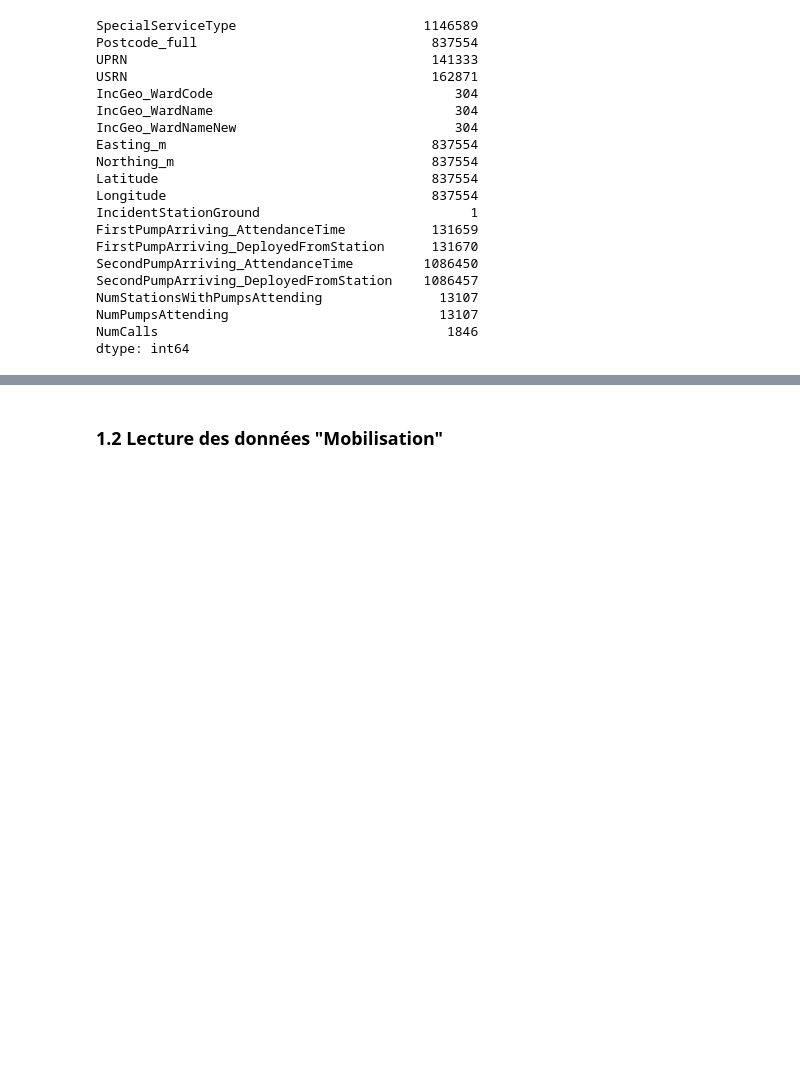
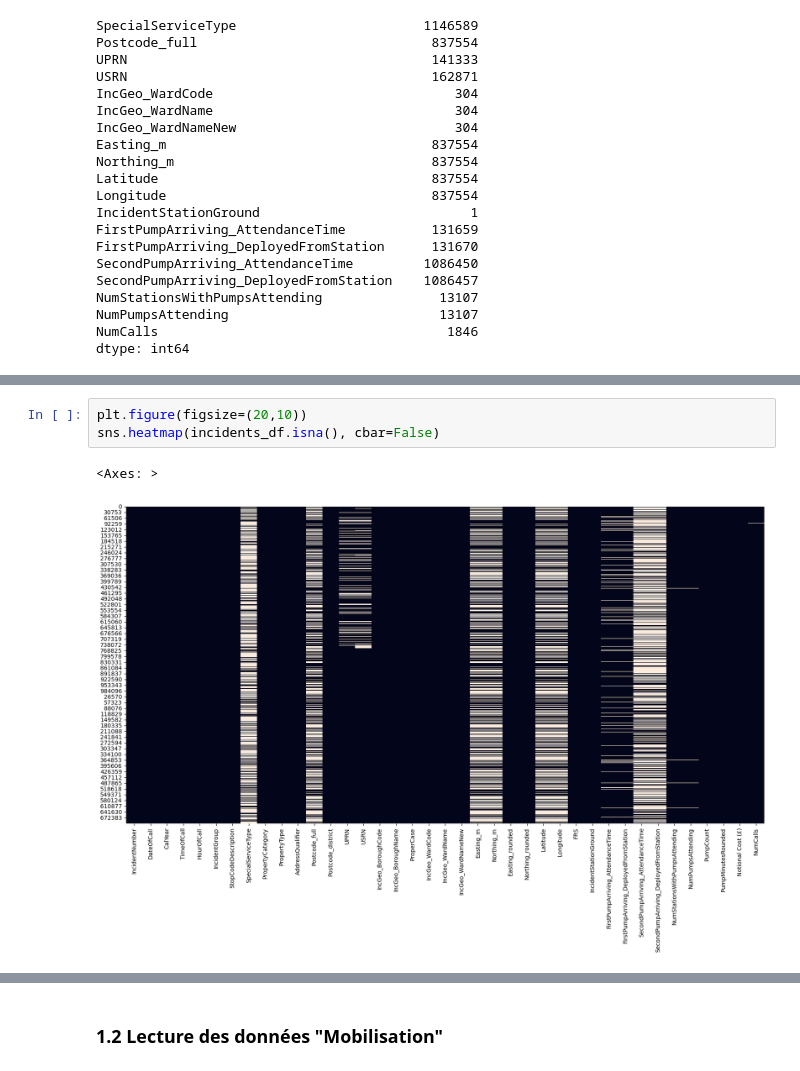
Before and after one commit to FrancescoDatascientest/Jan24_cds_Pompiers, a Jupyter notebook: notebooks/1.0-yng-initial-data-exploration.ipynb, the cells around one changed output, grey strips where cells are left out. Cells and saved outputs as stored; diff of their text form; blank space fills up the shorter version.

```diff
--- a/notebooks/1.0-yng-initial-data-exploration.ipynb
+++ b/notebooks/1.0-yng-initial-data-exploration.ipynb
@@ -181,3 +282,9 @@ dtype: int64
+# %%
+plt.figure(figsize=(20,10))
+sns.heatmap(incidents_df.isna(), cbar=False)
+# %% [output]
+<Axes: >
+[figure, added]
 # %%
 incidents_df.describe()
 # %% [output]
```
Also changed, not shown: parts of 21 cells of this notebook.
